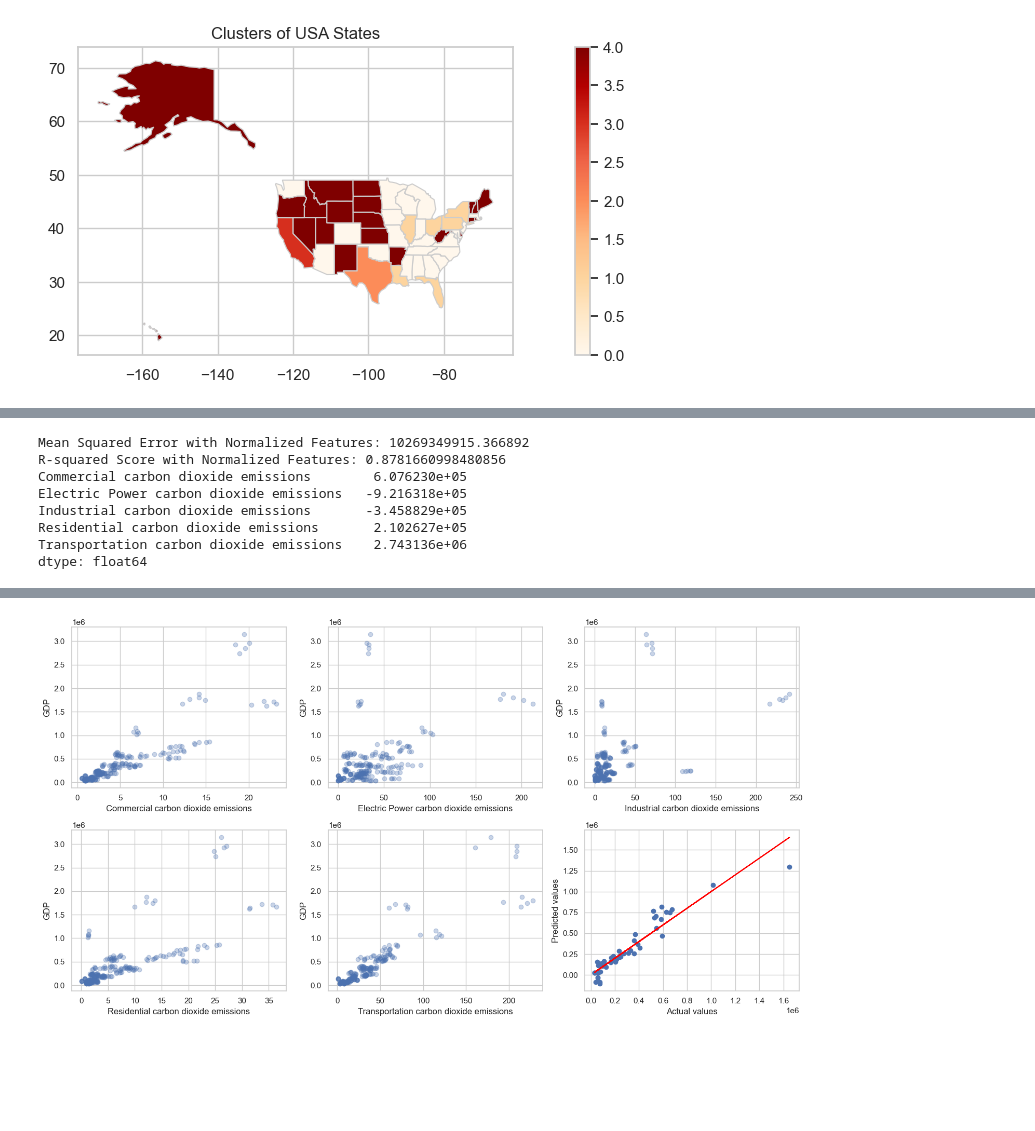
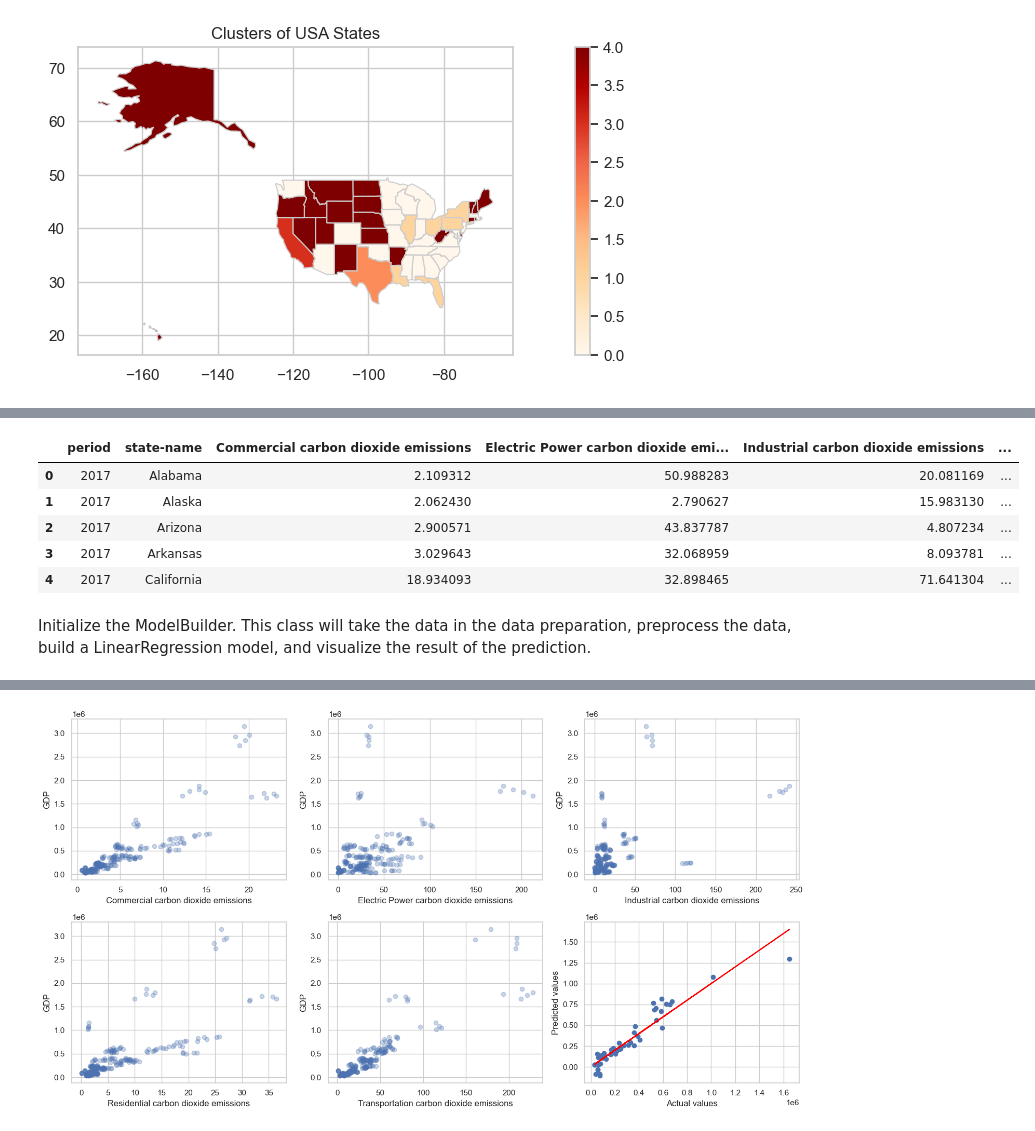
Before and after one commit to Zhengnan817/Final-Project-Carbon-dioxide-emission, a Jupyter notebook: carbon_emission.ipynb, the cells around one changed output, grey strips where cells are left out. Saved outputs shown, nothing was run; the diff lists cells and outputs as text; code cells hidden in the pictures; blank space fills up the shorter version.

```diff
--- a/carbon_emission.ipynb
+++ b/carbon_emission.ipynb
@@ -570,12 +610,13 @@ model_co2.map_fuel()
+# %%
+df_co2_gdp.head()
+# %% [output]
+|  | period | state-name | Commercial carbon dioxide emissions | Electric Power carbon dioxide emi... | Industrial carbon dioxide emissions | ... |
+| 0 | 2017 | Alabama | 2.109312 | 50.988283 | 20.081169 | ... |
+| 1 | 2017 | Alaska | 2.062430 | 2.790627 | 15.983130 | ... |
+| 2 | 2017 | Arizona | 2.900571 | 43.837787 | 4.807234 | ... |
+| 3 | 2017 | Arkansas | 3.029643 | 32.068959 | 8.093781 | ... |
+| 4 | 2017 | California | 18.934093 | 32.898465 | 71.641304 | ... |
+# %% [markdown]
+Initialize the ModelBuilder. This class will take the data in the data preparation, preprocess the data, build a LinearRegression model, and visualize the result of the prediction.
 # %%
 model_gdp_co2 = ModelBuilder(df_co2_gdp)
-model_gdp_co2.gdp_co2()
-# %% [output]
-Mean Squared Error with Normalized Features: 10269349915.366892
-R-squared Score with Normalized Features: 0.8781660998480856
-Commercial carbon dioxide emissions        6.076230e+05
-Electric Power carbon dioxide emissions   -9.216318e+05
-Industrial carbon dioxide emissions       -3.458829e+05
-Residential carbon dioxide emissions       2.102627e+05
-Transportation carbon dioxide emissions    2.743136e+06
-dtype: float64
```
Also changed, not shown: parts of 21 cells of this notebook.
